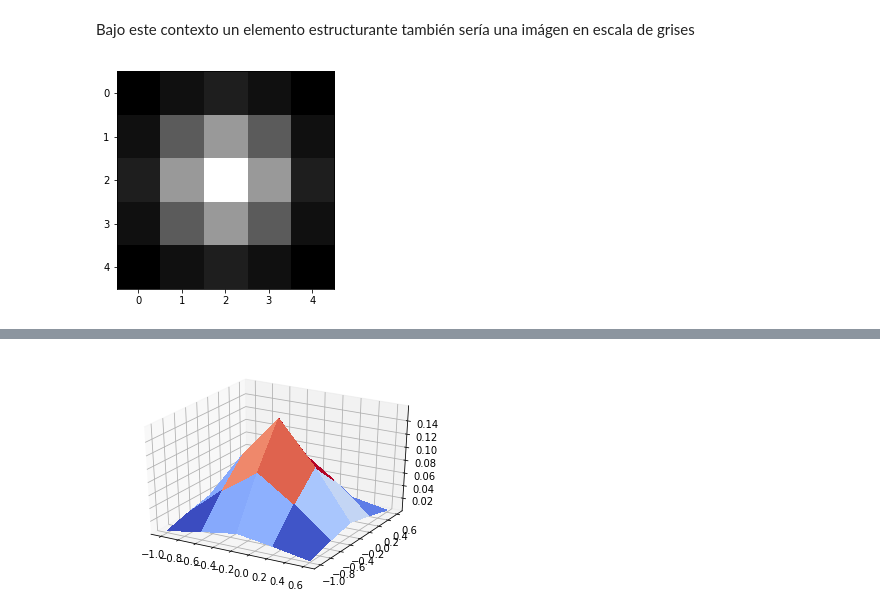
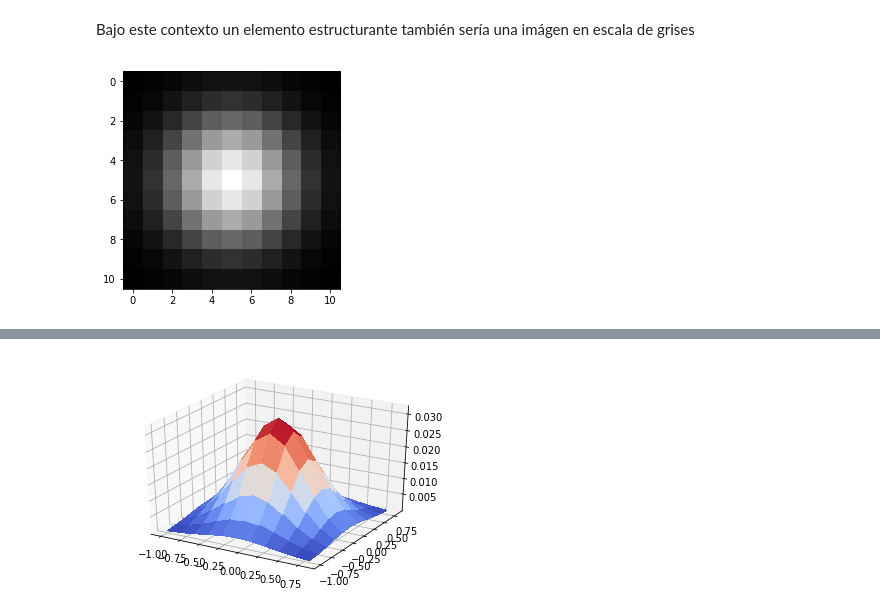
Before and after one commit to nottu/verano, a Jupyter notebook: notebook/morpho.ipynb, the cells around one changed output, grey strips where cells are left out. Drawn from its saved outputs; the diff is of its cells as text; code cells hidden in the pictures.

```diff
--- a/notebook/morpho.ipynb
+++ b/notebook/morpho.ipynb
@@ -133,20 +133,20 @@ Bajo este contexto un elemento estructurante también sería una imágen en esca
 # %%
 %%time
 from scipy.stats import multivariate_normal
 from numba import jit #easy paralleization
 def gauss_elem(sz):
     x_i, x_j = sz
     center = (x_i, x_j)
-    variances = np.mat('{0},0; 0 {1}'.format(x_i/2, x_j/2))
+    variances = np.mat('{0},0; 0 {1}'.format(x_i, x_j))
     gauss = multivariate_normal(center, variances)
     img_gauss = np.zeros((2*x_i + 1, 2*x_j + 1), dtype=np.float)
     for i in range(2*x_i + 1):
         for j in range(2*x_j + 1):
             img_gauss[i, j] =  gauss.pdf((i,j))
     return img_gauss
 
-elem = gauss_elem((2, 2))
+elem = gauss_elem((5, 5))
 plt.imshow(elem , cmap='gray')
 plt.show()
 # %% [output]
-[figure, old version]
+[figure, new version]
@@ -155,11 +155,11 @@ Wall time: 69.8 ms
 # %%
 img = normalize_img(im[0].data)
-X = np.arange(-1, 1, 2/5)
-Y = np.arange(-1, 1, 2/5)
+X = np.arange(-1, 1, 2/11)
+Y = np.arange(-1, 1, 2/11)
 X, Y = np.meshgrid(X, Y)
 fig = plt.figure()
 ax = fig.gca(projection='3d')
 surf = ax.plot_surface(X, Y, elem, cmap=cm.coolwarm, linewidth=0, antialiased=False)
 plt.show()
 # %% [output]
-[figure, old version]
+[figure, new version]
```
Also changed, not shown: parts of 1 cell of this notebook, 1 other file.
